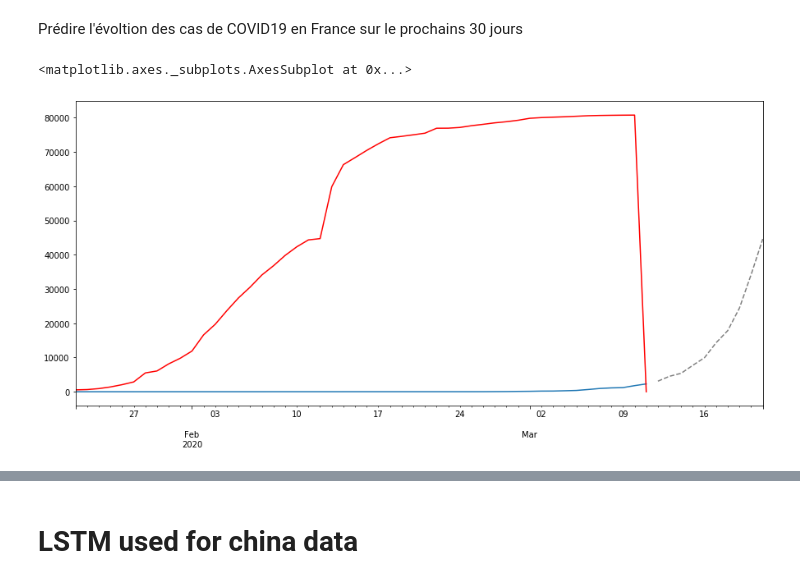
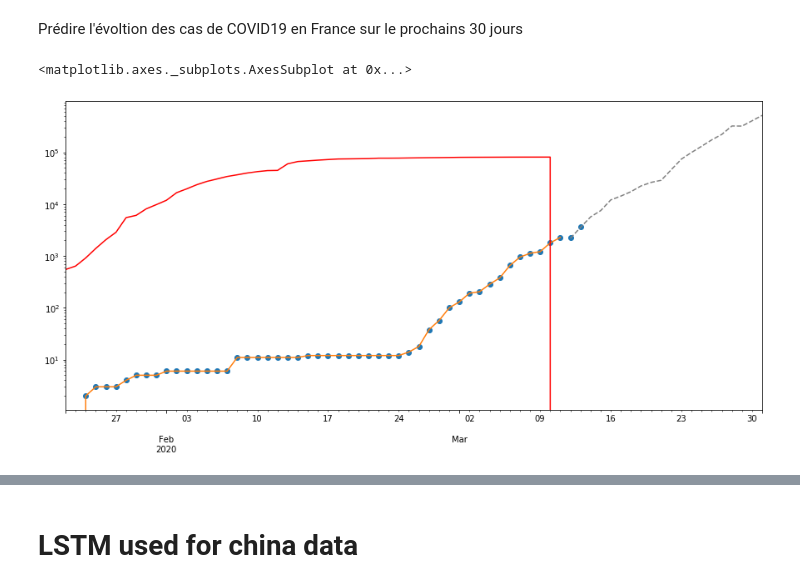
Before and after one commit to AmineDiro/Prediction-COVID19-France-, a Jupyter notebook: EDA.ipynb, the cells around one changed output, grey strips where cells are left out. Saved outputs shown, nothing was run; the diff lists cells and outputs as text; code cells hidden in the pictures.

```diff
--- a/EDA.ipynb
+++ b/EDA.ipynb
@@ -15,4 +15,5 @@ pd.set_option("display.max_rows", None)
 ## Plotting confirmed cases in France vs Italy, China and Singapore
 # %%
 ts_confirmed = pd.read_csv("DATA/time_series_covid_19_confirmed.csv")
+ts_confirmed_new = pd.read_csv("Data/time_series_19-covid-Confirmed_new.csv")
 # %%
@@ -333,7 +329,7 @@ plt.show()
 # %% [markdown]
 Prédire l'évoltion des cas de COVID19 en France sur le prochains 30 jours
 # %%
-n = 10
+n = 20
 index30 = pd.date_range(f_confirmed.index[-1] + timedelta(days=1), periods=n, freq="D")
 last_values = f_confirmed[-n_steps:].values
 prediction30 = []
@@ -349,13 +345,20 @@ serie30 = pd.Series(data=prediction30, index=index30)
 # %%
 fig = plt.figure(figsize=(15, 15))
 ax = fig.add_subplot(2, 1, 1)
 
-# ax.set_yscale('log')
 
+ax.set_yscale('log')
+
+f_confirmed_new = ts_confirmed_new[ts_confirmed_new["Country/Region"] == "France"].sum(axis=0)[4:-1]
+f_confirmed_new.index = pd.to_datetime(f_confirmed_new.index)
+
+
+
+f_confirmed_new.plot(ax=ax, label="france_new",marker='o',linestyle='')
 f_confirmed.plot(ax=ax, label="france")
 c_confirmed.plot(ax=ax, c="red", label="China")
 
 serie30.plot(ax=ax, c="grey", linestyle="--", label="predition for 30 days")
 # %% [output]
 <matplotlib.axes._subplots.AxesSubplot at 0x...>
-[figure, old version]
+[figure, new version]
```
Also changed, not shown: parts of 16 cells of this notebook.
